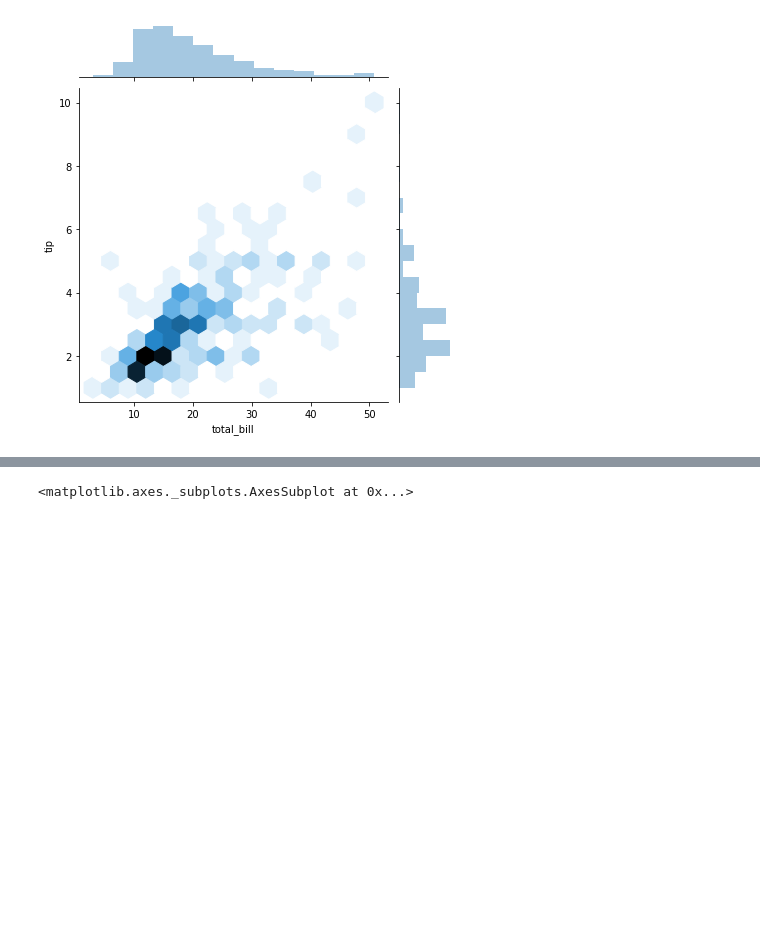
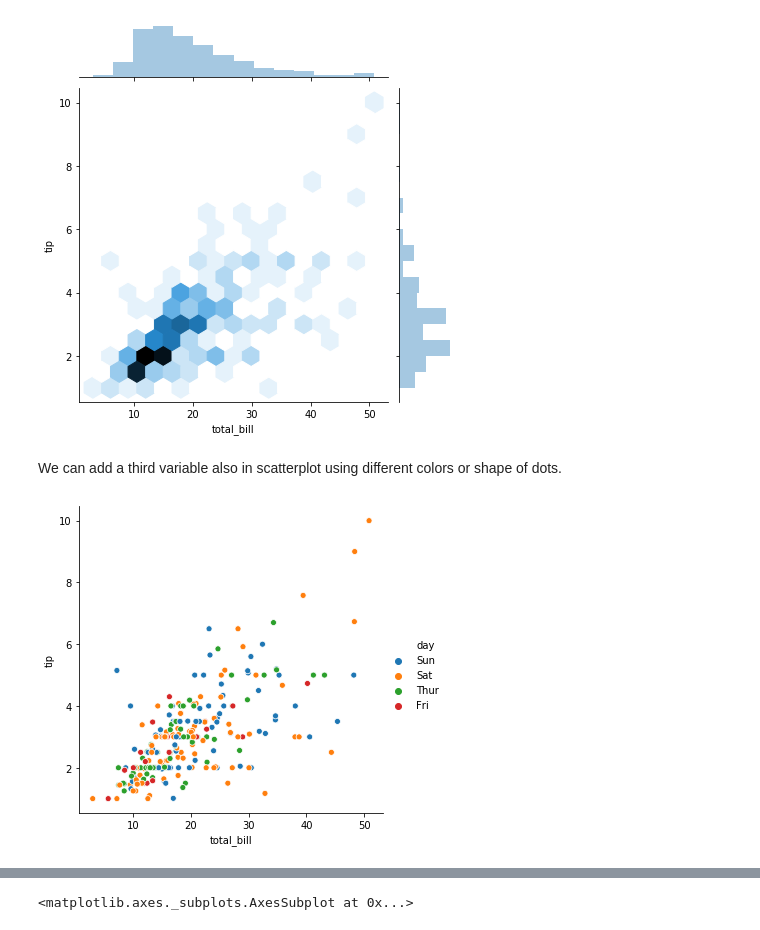
Before and after one commit to HenkT28/Fundamentals_Of_Data_Analysis_Assessment, a Jupyter notebook: Tips_Dataset.ipynb, the cells around one changed output, grey strips where cells are left out. Cells and saved outputs as stored; diff of their text form; code cells hidden in the pictures; blank space fills up the shorter version.

```diff
--- a/Tips_Dataset.ipynb
+++ b/Tips_Dataset.ipynb
@@ -119,3 +149,9 @@ sns.jointplot(x = 'total_bill', y = 'tip', data = tips ,kind = 'hex')
 # %% [output]
 <seaborn.axisgrid.JointGrid at 0x...>
 [figure]
+# %% [markdown]
+We can add a third variable also in scatterplot using different colors or shape of dots.
+# %%
+sns.relplot(x="total_bill", y="tip", hue="day", data=tips);
+# %% [output]
+[figure, added]
```
Also changed, not shown: parts of 24 cells of this notebook.
